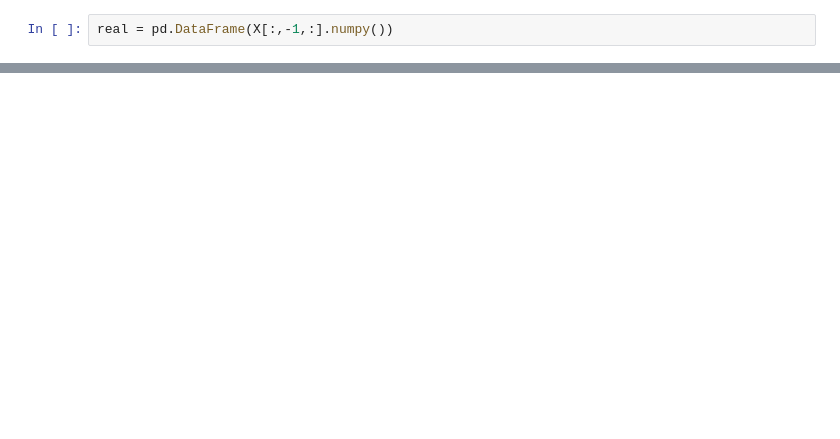
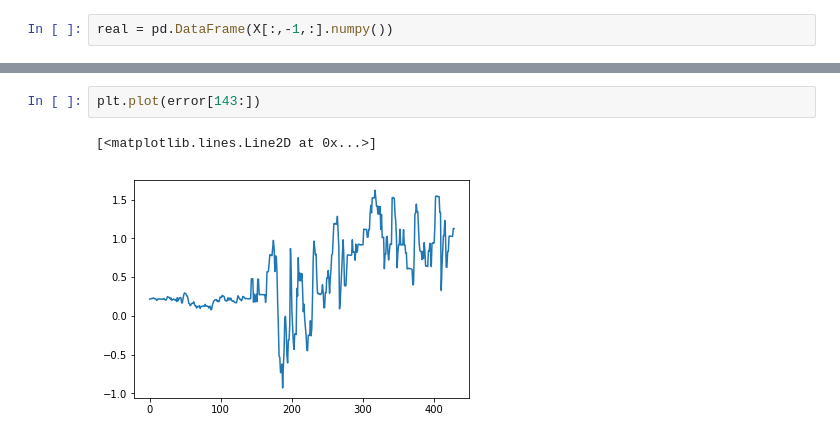
Before and after one commit to CMootz/week_program, a Jupyter notebook: Notebooks/predict.ipynb, the cells around one changed output, grey strips where cells are left out. Drawn from its saved outputs; the diff is of its cells as text; blank space fills up the shorter version.

```diff
--- a/Notebooks/predict.ipynb
+++ b/Notebooks/predict.ipynb
@@ -75,0 +70,5 @@ torch.Size([11, 60])
+# %%
+plt.plot(error[143:])
+# %% [output]
+[<matplotlib.lines.Line2D at 0x...>]
+[figure, added]
```
Also changed, not shown: parts of 17 cells of this notebook, 12 other files.
